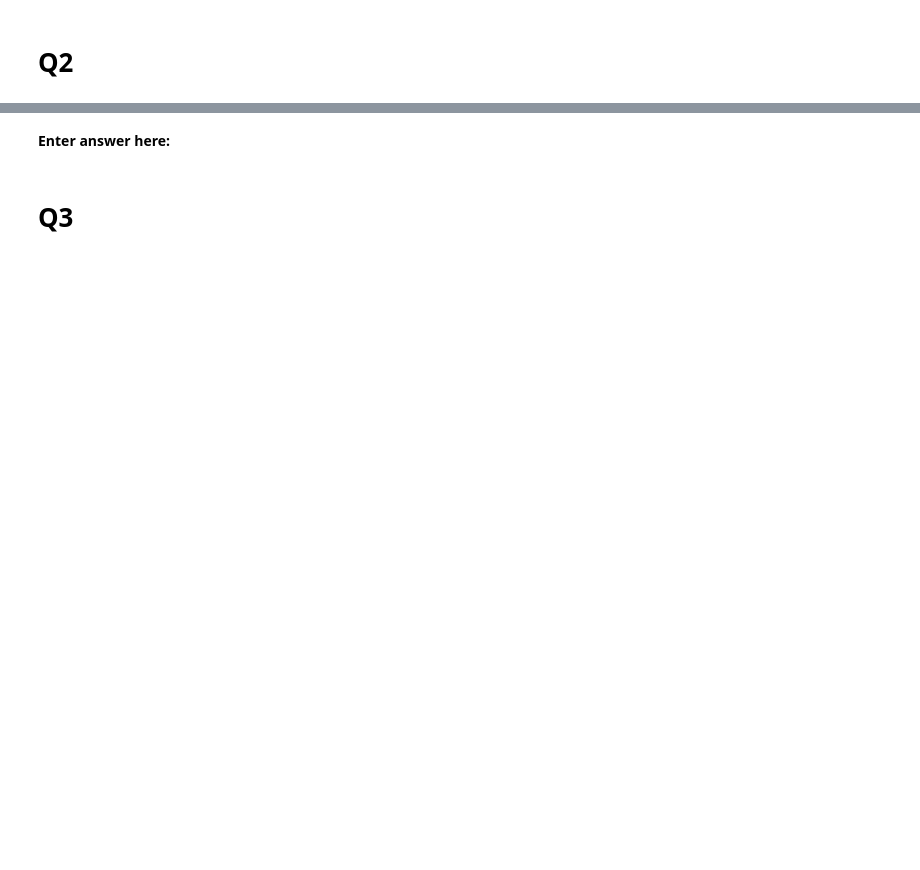
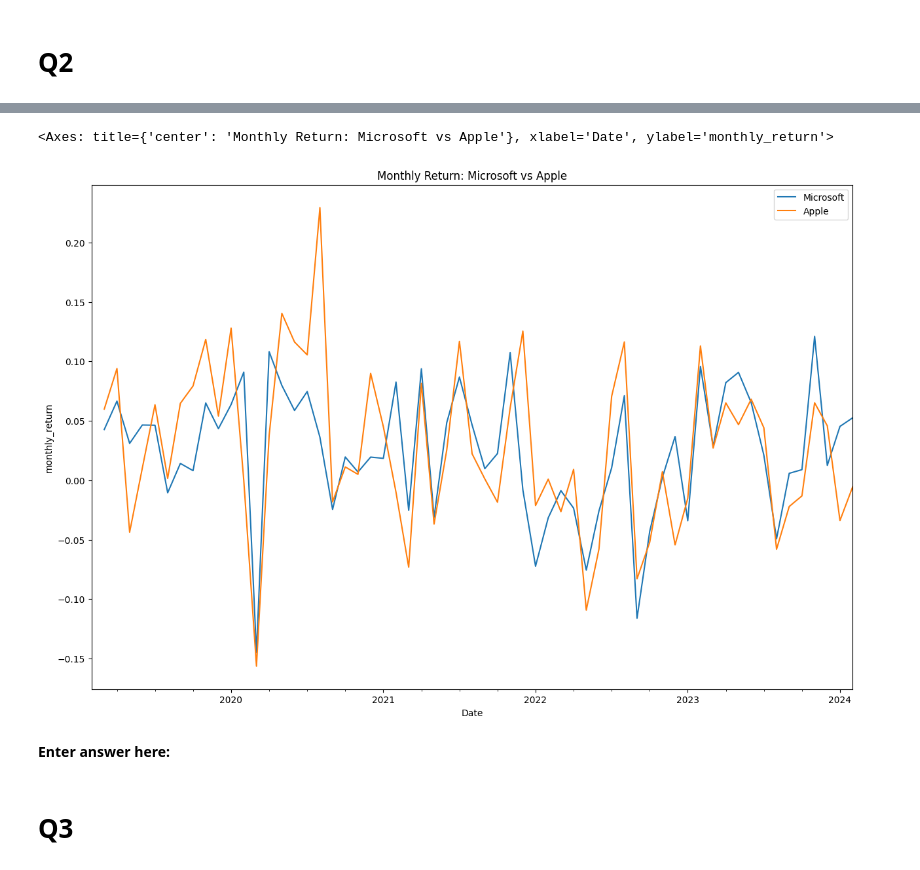
Before and after one commit to mayalizzie7/assignment-06-public, a Jupyter notebook: Assignment_06.ipynb, the cells around one changed output, grey strips where cells are left out. Saved outputs shown, nothing was run; the diff lists cells and outputs as text; code cells hidden in the pictures; blank space fills up the shorter version.

```diff
--- a/Assignment_06.ipynb
+++ b/Assignment_06.ipynb
@@ -158,3 +199,5 @@ city_1_df.head()
 # Then display the first 5 rows of the dataframe
 
 ## YOUR CODE STARTS HERE
+microsoft_monthly['monthly_return'] = microsoft_monthly['Adj Close'].pct_change()
+microsoft_monthly.head()
@@ -162,3 +213,5 @@ city_1_df.head()
 # Do the same for the monthly downsampled Apple dataframe
 
 ## YOUR CODE STARTS HERE
+apple_monthly['monthly_return'] = apple_monthly['Adj Close'].pct_change()
+apple_monthly.head()
@@ -165,7 +226,14 @@ city_1_df.head()
 # %%
 # Plot the monthly return of Microsoft and Apple stocks on the same plot
 
 ## YOUR CODE STARTS HERE
+fig, ax = plt.subplots()
+
+microsoft_monthly.plot(ax=ax, y='monthly_return', label='Microsoft', title="Monthly Return: Microsoft vs Apple", xlabel="Date", ylabel="monthly_return", figsize=(15,10))
+apple_monthly.plot(ax=ax, y='monthly_return', label='Apple', xlabel="Date", ylabel="monthly_return")
+# %% [output]
+<Axes: title={'center': 'Monthly Return: Microsoft vs Apple'}, xlabel='Date', ylabel='monthly_return'>
+[figure, added]
 # %% [markdown]
 **Enter answer here:**
 # %% [markdown]
```
Also changed, not shown: parts of 36 cells of this notebook.
